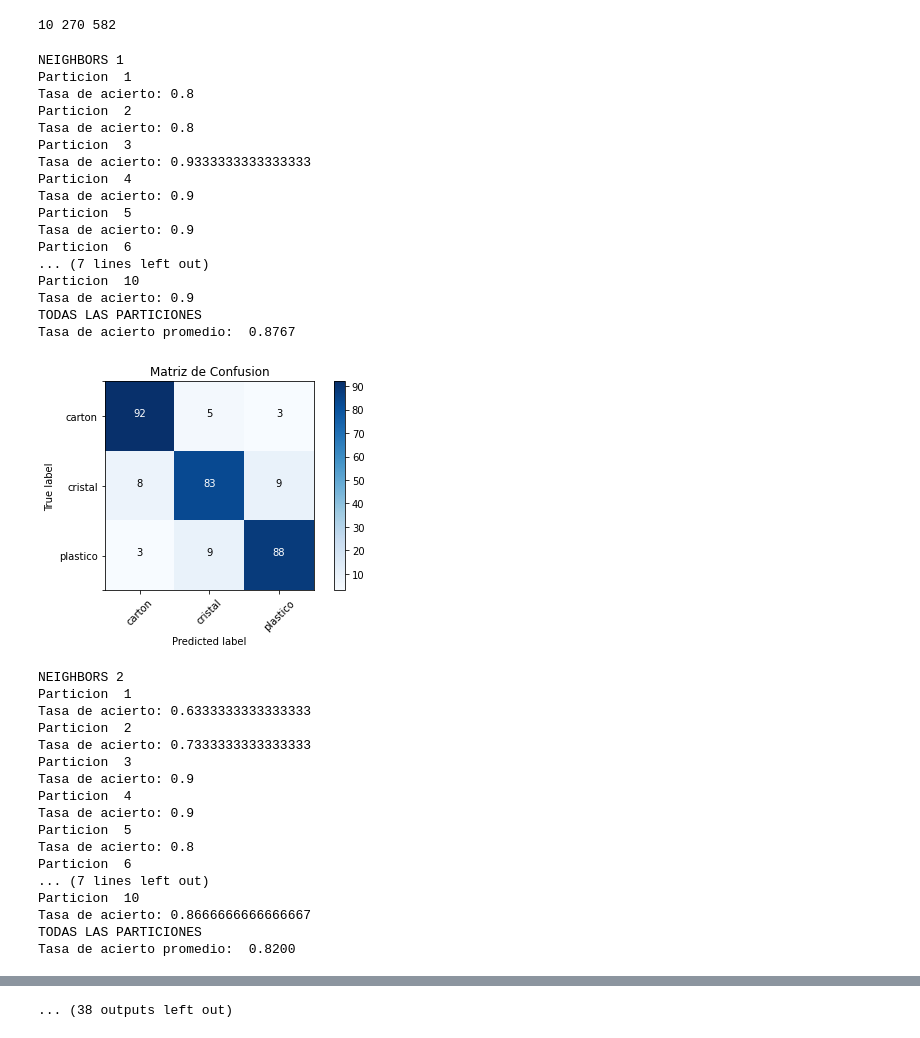
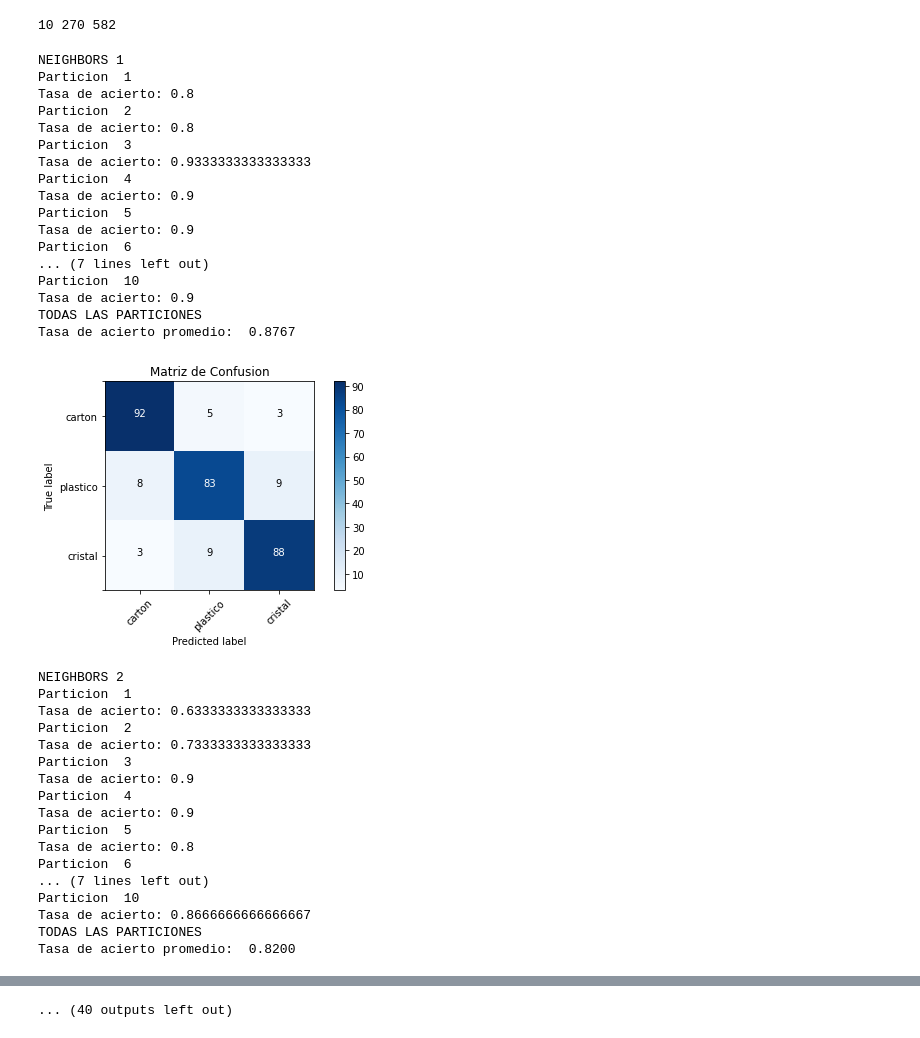
Before and after one commit to mecyc/TFG_RADAR_60GHZ, a Jupyter notebook: scripts/KNN.ipynb, the cells around one changed output, grey strips where cells are left out. Cells and saved outputs as stored; diff of their text form; code cells hidden in the pictures.

```diff
--- a/scripts/KNN.ipynb
+++ b/scripts/KNN.ipynb
@@ -24,7 +24,7 @@ def plot_confusion_matrix(cm, classes,
     plt.colorbar()
     tick_marks = np.arange(len(classes))
     plt.xticks(tick_marks, classes, rotation=45)
-    plt.yticks([-0.5,0,1,2,2.5], ["","carton","cristal","plastico"])
+    plt.yticks([-0.5,0,1,2,2.5], ["","carton","plastico","cristal"])
 
     if normalize:
         cm = cm.astype('float') / cm.sum(axis=1)[:, np.newaxis]
@@ -51,7 +51,7 @@ print(len(train),len(train[0]),len(train[0][0]))
 # %% [output]
 10 270 582
 # %%
-k_range = range(1,26)
+k_range = range(1,27)
 medias_neig = []
 #Entrenamos el modelo dejando fuera una vista por objeto en cada interacción con las particiones ya creadas
 for k in k_range:
@@ -102,41 +102,41 @@ for k in k_range:
         #Confusion matrix
         #cm = confusion_matrix(y_test, y_prds)
         plt.figure() #num=None, figsize=(8, 6), dpi=80
-        plot_confusion_matrix(confusion_matrix(y_test, y_prds), classes= ["carton","cristal","plastico"],
+        plot_confusion_matrix(confusion_matrix(y_test, y_prds), classes= ["carton","plastico","cristal"],
                               title='Matriz de Confusion ' + str(i+1))
         plt.show()
         '''
 
     print("TODAS LAS PARTICIONES")
     print("Tasa de acierto promedio: {0: 0.4f}".format(media/len(test)))
 
     medias_neig.append(media/len(test))
 
     #Confusion matrix (TODO)
     #cm = confusion_matrix(y_test2, y_prds2)
     plt.figure() #num=None, figsize=(8, 6), dpi=80
-    plot_confusion_matrix(confusion_matrix(y_test2, y_prds2), classes= ["carton","cristal","plastico"],
+    plot_confusion_matrix(confusion_matrix(y_test2, y_prds2), classes= ["carton","plastico","cristal"],
                           title='Matriz de Confusion')
     plt.show()
 # %% [output]
 NEIGHBORS 1
 Particion  1
 Tasa de acierto: 0.8
 Particion  2
 Tasa de acierto: 0.8
 Particion  3
 Tasa de acierto: 0.9333333333333333
 Particion  4
 Tasa de acierto: 0.9
 Particion  5
 Tasa de acierto: 0.9
 Particion  6
 ... (7 lines left out)
 Particion  10
 Tasa de acierto: 0.9
 TODAS LAS PARTICIONES
 Tasa de acierto promedio:  0.8767
-[figure, old version]
+[figure, new version]
 NEIGHBORS 2
 Particion  1
 Tasa de acierto: 0.6333333333333333
@@ -230,4 +230,4 @@ Tasa de acierto promedio:  0.8400
-... (38 outputs left out)
+... (40 outputs left out)
 # %%
 from pandas.core.api import DateOffset
 fig, ax = plt.subplots()
```
Also changed, not shown: parts of 10 cells of this notebook, 14 other files.
